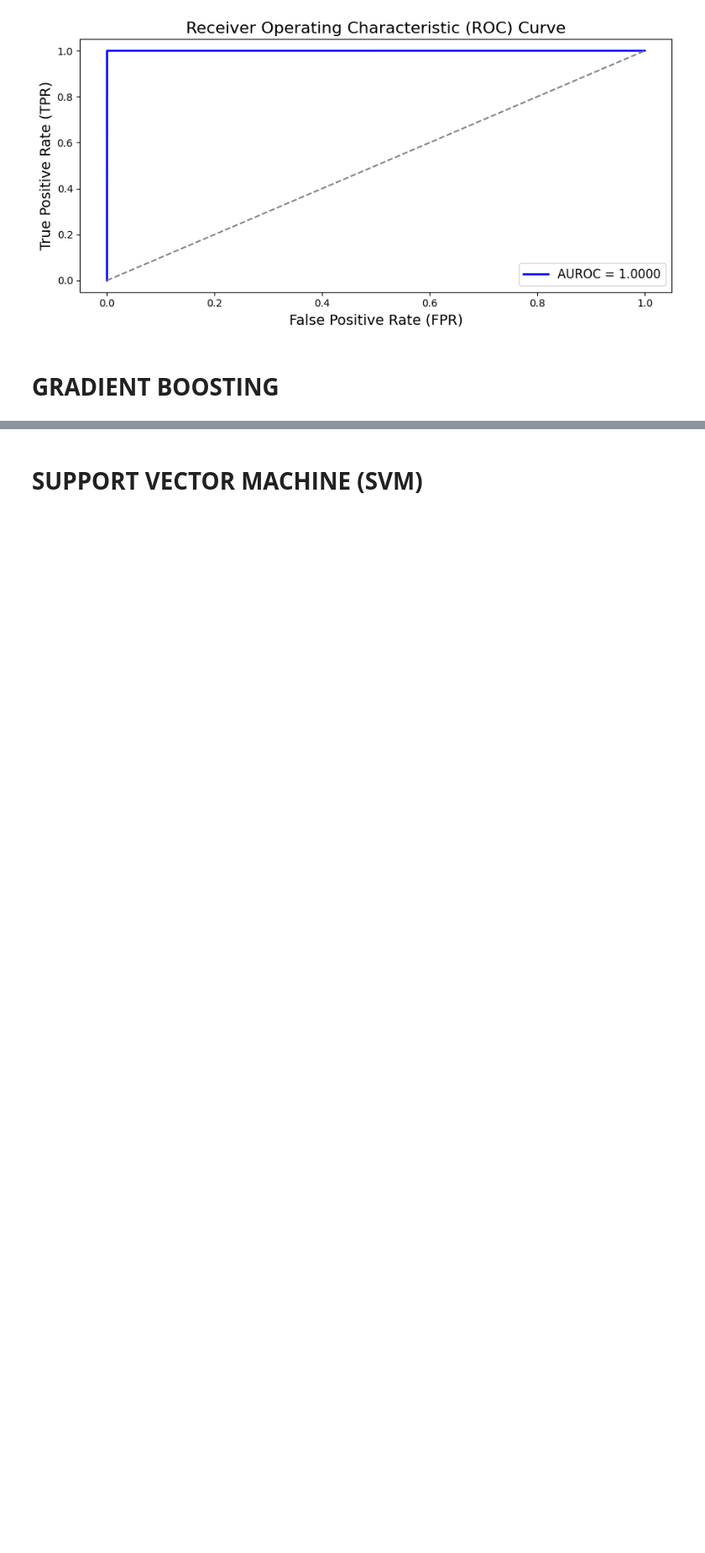
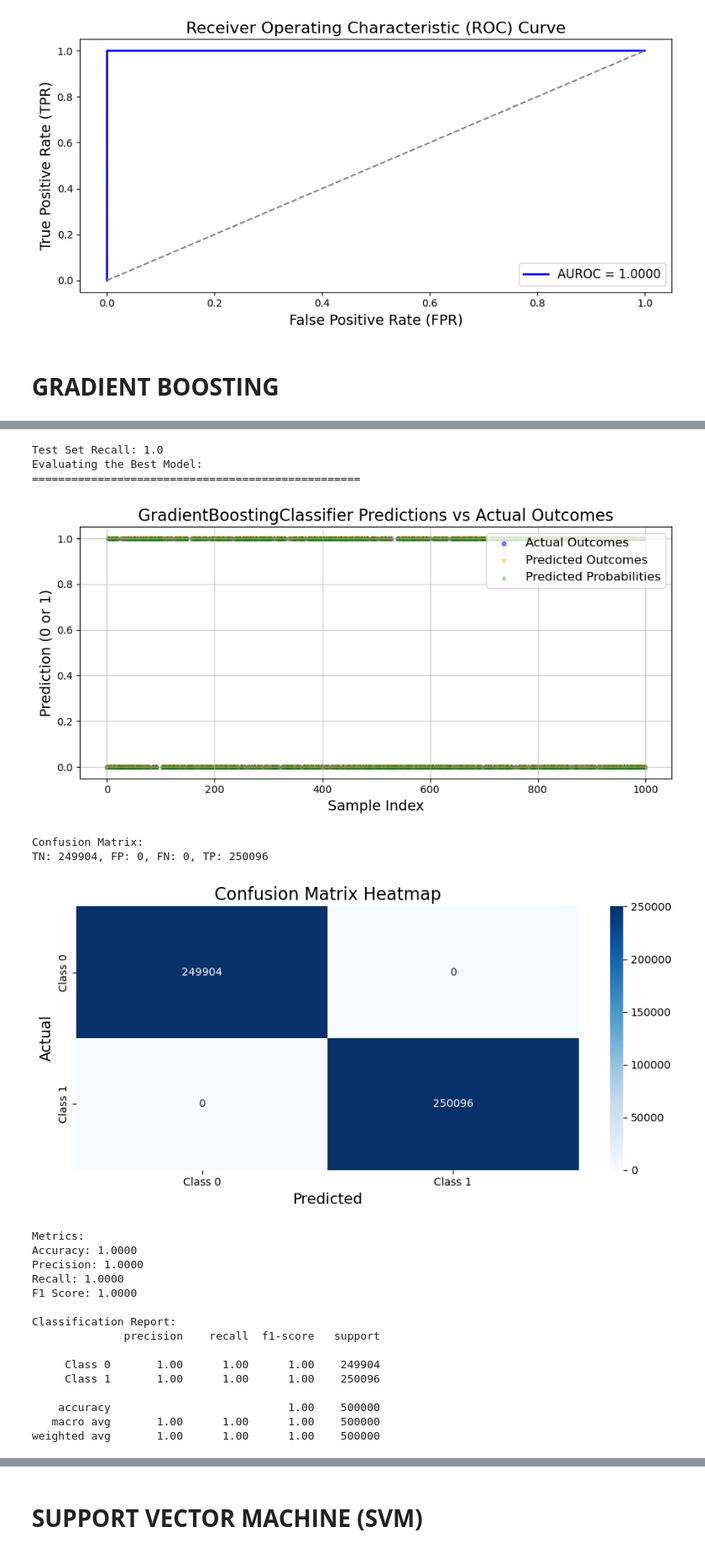
Before and after one commit to chiggi24/DS3000A_Group25, a Jupyter notebook: Group25.ipynb, the cells around one changed output, grey strips where cells are left out. Shown at 84% size. Drawn from its saved outputs; the diff is of its cells as text; code cells hidden in the pictures; blank space fills up the shorter version.

Commit message:
gradient boost works, svm is impossible to run on my mac

```diff
--- a/Group25.ipynb
+++ b/Group25.ipynb
@@ -478,3 +476,32 @@ Top Features by Importance:
 [figure]
 # %% [markdown]
 # **GRADIENT BOOSTING**
+# %%
+# Import Gradient Boosting Classifier
+from sklearn.ensemble import GradientBoostingClassifier
+
+# --------------------------- Hyperparameter Tuning --------------------------- #
+# Define the Gradient Boosting model
+model = GradientBoostingClassifier(random_state=0, max_depth=3)
+
+# Define the parameter grid for Gradient Boosting
+param_grid = {
+    'n_estimators': [50, 100],  # Number of boosting stages
+    'learning_rate': [0.1, 0.2],  # Step size shrinkage
+}
+
+
+# Perform grid search with Stratified k-fold
+cv = StratifiedKFold(n_splits=3)
+grid_search = GridSearchCV(estimator=model, param_grid=param_grid, cv=cv, scoring='recall', n_jobs=10, verbose=1)
+
+# Fit the grid search on the training data
+grid_search.fit(X_train, y_train)
+
+# Get the best parameters and the best model
+best_params = grid_search.best_params_
+best_model = grid_search.best_estimator_
+
+# Output the best hyperparameters and cross-validated recall score
+print("Best Parameters:", best_params)
+print("Best Cross-Validated Recall:", grid_search.best_score_)
@@ -480,0 +512,35 @@ Top Features by Importance:
+# %%
+# --------------------------- Best Model Fitting & Evaluation --------------------------- #
+# Evaluate the best model on the test set using recall
+y_pred = best_model.predict(X_test)  # Get predicted labels
+test_recall = recall_score(y_test, y_pred)  # Calculate recall
+print("Test Set Recall:", test_recall)
+
+# Get feature names for plotting
+feature_names = X_train.columns if hasattr(X_train, 'columns') else [f"Feature {i}" for i in range(X_train.shape[1])]
+
+# Evaluate the best Gradient Boosting model with all necessary metrics and plots
+evaluate_best_model(best_model, X_test, y_test, feature_names)
+# %% [output]
+Test Set Recall: 1.0
+Evaluating the Best Model:
+==================================================
+[figure, added]
+Confusion Matrix:
+TN: 249904, FP: 0, FN: 0, TP: 250096
+[figure, added]
+Metrics:
+Accuracy: 1.0000
+Precision: 1.0000
+Recall: 1.0000
+F1 Score: 1.0000
+
+Classification Report:
+              precision    recall  f1-score   support
+
+     Class 0       1.00      1.00      1.00    249904
+     Class 1       1.00      1.00      1.00    250096
+
+    accuracy                           1.00    500000
+   macro avg       1.00      1.00      1.00    500000
+weighted avg       1.00      1.00      1.00    500000
```
Also changed, not shown: parts of 5 cells of this notebook.
